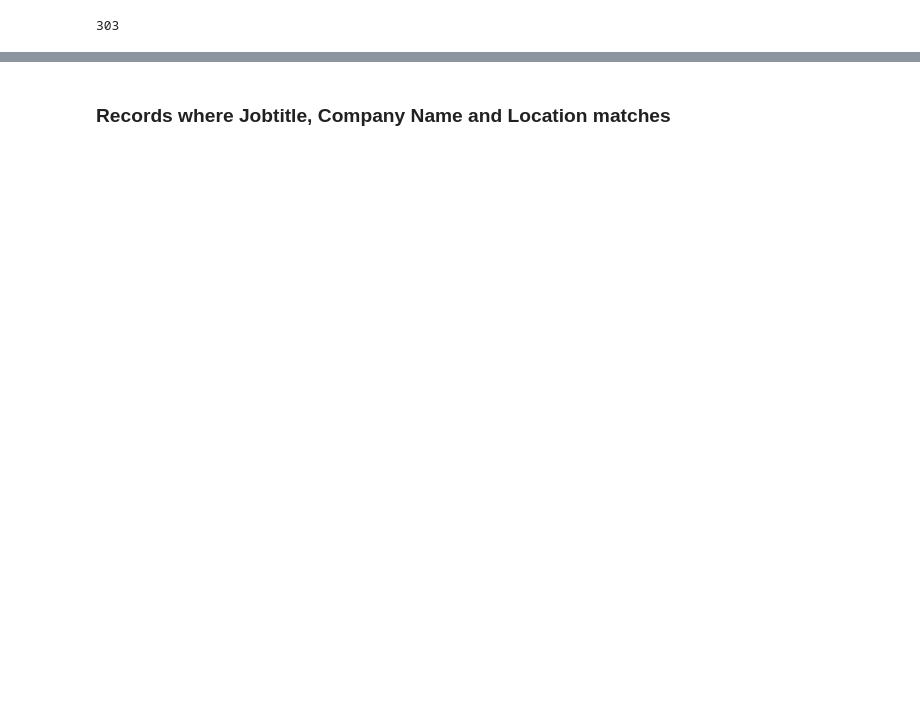
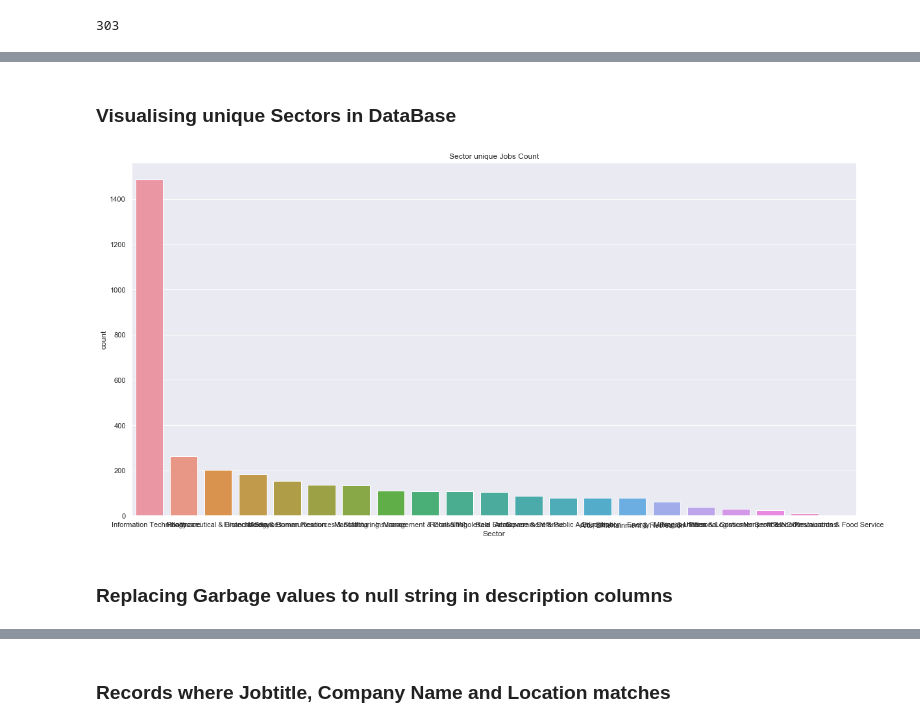
Before and after one commit to aiskunks/Jobs_Database, a Jupyter notebook: Artificial_Intelligence/JobsBot/Data Cleaning/Data_cleaning.ipynb, the cells around one changed output, grey strips where cells are left out. Saved outputs shown, nothing was run; the diff lists cells and outputs as text; code cells hidden in the pictures; blank space fills up the shorter version.

```diff
--- a/Artificial_Intelligence/JobsBot/Data Cleaning/Data_cleaning.ipynb
+++ b/Artificial_Intelligence/JobsBot/Data Cleaning/Data_cleaning.ipynb
@@ -289,3 +351,15 @@ jobs_data['Location'].nunique()
+# %% [markdown]
+### Visualising unique Sectors in DataBase
+# %%
+fig, ax = plt.subplots(figsize=(20, 10))
+
+ax = sns.countplot(x='Sector', data=jobs_data, order=jobs_data['Sector'].value_counts().index)
+ax.set_title('Sector unique Jobs Count')
+fig.show()
+# %% [output]
+[figure, added]
+# %% [markdown]
+### Replacing Garbage values to null string in description columns
 # %%
 jobs_data['linkedin_job_description'] = jobs_data.linkedin_job_description.str.replace('Show more', '')
 jobs_data['linkedin_job_description'] = jobs_data.linkedin_job_description.str.replace('Show less', '')
```
Also changed, not shown: parts of 18 cells of this notebook, 1 other file.
